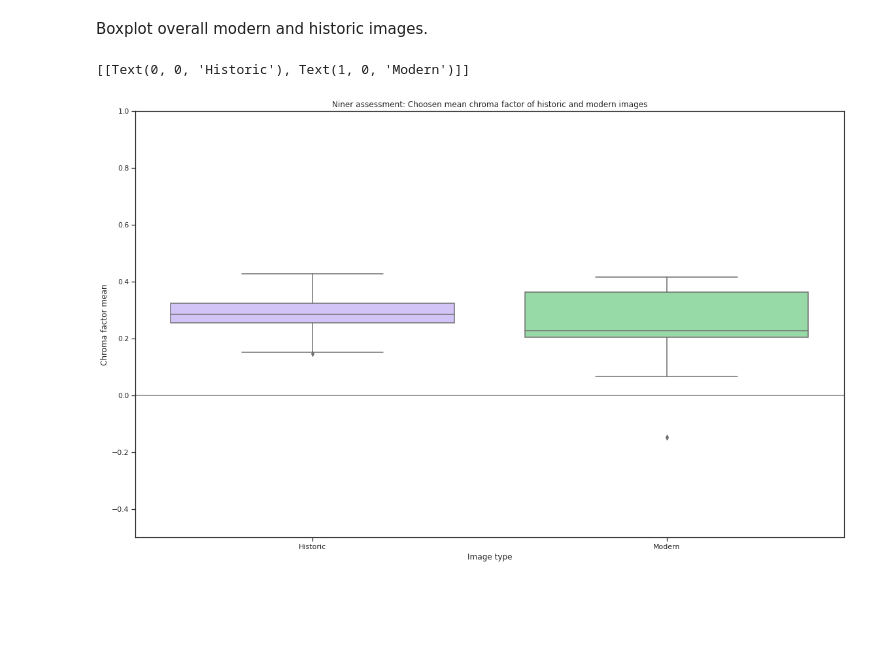
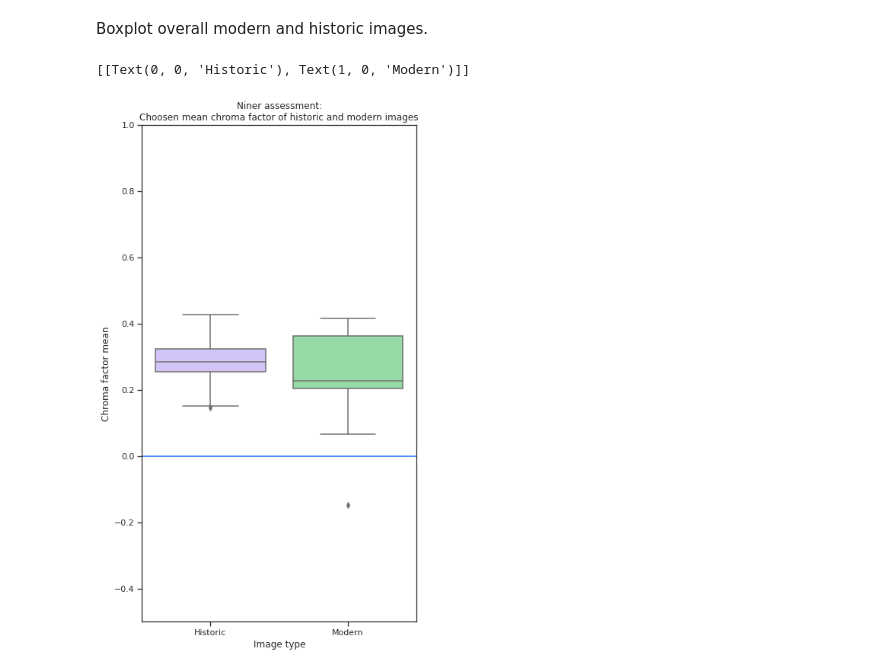
Before and after one commit to Thrrym/PerceptionAndImageQuality, a Jupyter notebook: analysis/niner.ipynb, the cells around one changed output. Saved outputs shown, nothing was run; the diff lists cells and outputs as text; code cells hidden in the pictures; blank space fills up the shorter version.

Commit message:
Improved plots.

```diff
--- a/analysis/niner.ipynb
+++ b/analysis/niner.ipynb
@@ -19,9 +19,15 @@ sns.set_theme(style="ticks", palette="pastel")
 sns_palette_historic = ["m"]
 sns_palette_modern = ["g"]
 
-# Plot size:
+# Plot size and y limits.
 sns_plot_size = (12*sc.golden_ratio, 12)
+sns_half_plot_size = (4*sc.golden_ratio, 12)
 sns_ylim = (-0.5, 1)
+
+color_blue = '#4E92FF'
+
+def set_hline(plot):
+    plot.axhline(0.0, color=color_blue, linewidth=2.0)
 # %% [markdown]
 ## Get the result files
 # %%
@@ -192,18 +198,18 @@ Boxplot overall modern and historic images.
 # %%
 g = sns.boxplot(
     x="type",
     y="mean",
     palette=[sns_palette_historic[0], sns_palette_modern[0]],
     data=df_mean
 )
-g.axhline(0.0, color='gray')
+set_hline(g)
 
-g.set(title="Niner assessment: Choosen mean chroma factor of historic and modern images")
-g.figure.set_size_inches(sns_plot_size)
+g.set(title="Niner assessment:\nChoosen mean chroma factor of historic and modern images")
+g.figure.set_size_inches(sns_half_plot_size)
 g.set(ylim = sns_ylim)
 g.set_xlabel("Image type")
 g.set_ylabel("Chroma factor mean")
 g.set(xticklabels=["Historic", "Modern"])
 # %% [output]
 [[Text(0, 0, 'Historic'), Text(1, 0, 'Modern')]]
-[figure, old version]
+[figure, new version]
```
Also changed, not shown: parts of 2 cells of this notebook.
